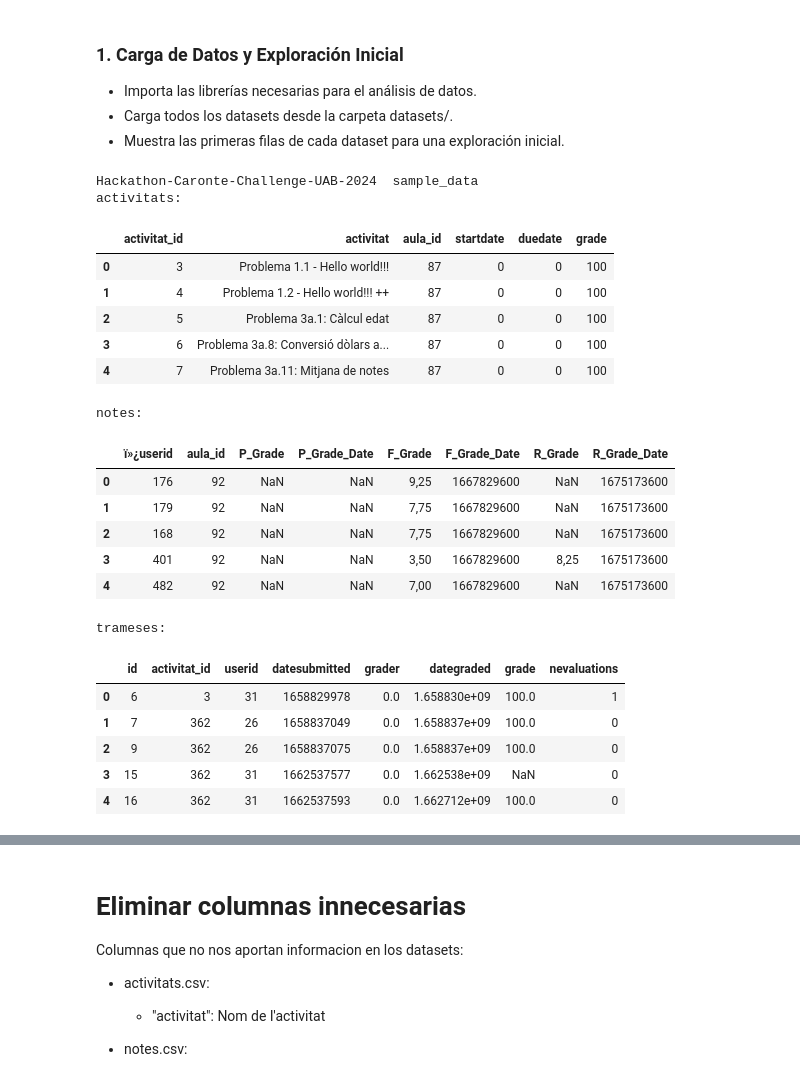
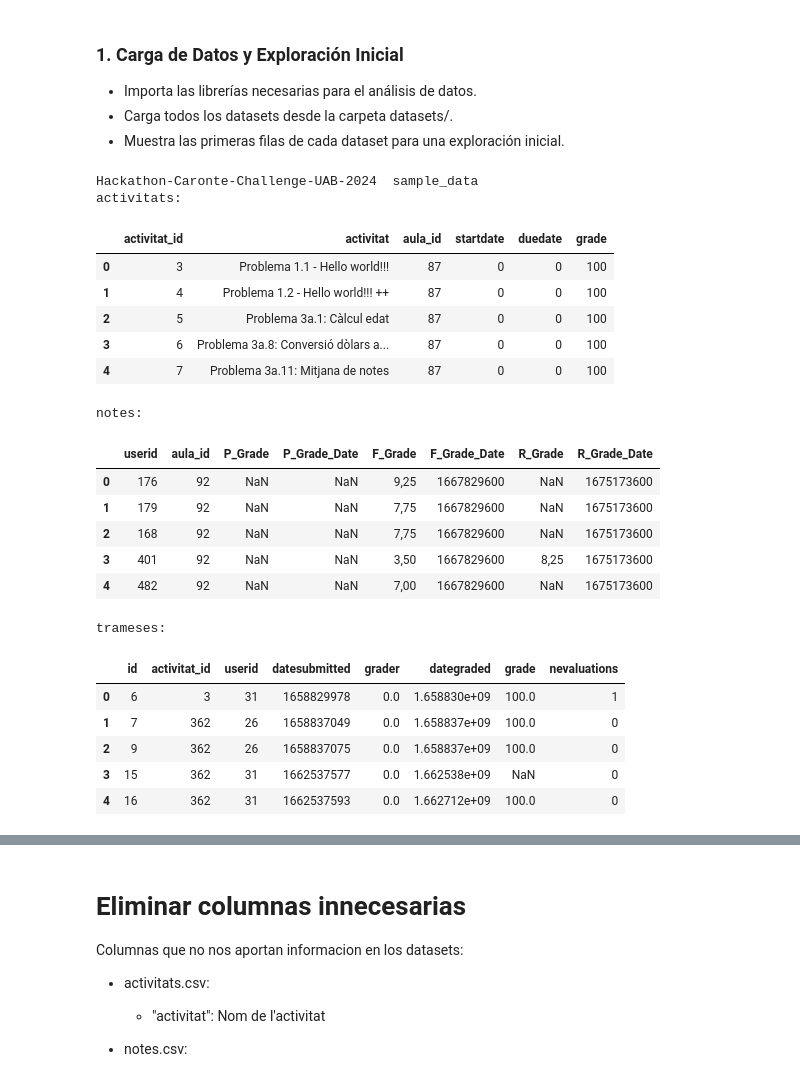
Before and after one commit to NIU1596830/Hackathon-Caronte-Challenge-UAB-2024, a Jupyter notebook: docs/main.ipynb, the cells around one changed output, grey strips where cells are left out. Saved outputs shown, nothing was run; the diff lists cells and outputs as text; code cells hidden in the pictures.

```diff
--- a/docs/main.ipynb
+++ b/docs/main.ipynb
@@ -24,35 +24,35 @@ pd.set_option('display.max_columns', None)
 
 # Definir la ruta a la carpeta de datasets
 if(isOnline):
   !ls
   data_path = '/content/Hackathon-Caronte-Challenge-UAB-2024/datasets/'
 else:
   data_path = '../datasets/'
 # Cargar los datasets crudos
 activitats = pd.read_csv(data_path + 'activitats.csv', encoding='latin-1', sep=',')
-notes = pd.read_csv(data_path + 'notes.csv', encoding='latin-1', sep=';')
+notes = pd.read_csv(data_path + 'notes.csv', encoding='UTF-8', sep=';')
 trameses = pd.read_csv(data_path + 'trameses.csv', encoding='latin-1', sep=',')
 
 # Visualizar las primeras filas de cada dataset
 print("activitats:")
 display(activitats.head())
 
 print("notes:")
 display(notes.head())
 
 print("trameses:")
 display(trameses.head())
 # %% [output]
 Hackathon-Caronte-Challenge-UAB-2024  sample_data
 activitats:
 |  | activitat_id | activitat | aula_id | startdate | duedate | grade |
 | 0 | 3 | Problema 1.1 - Hello world!!! | 87 | 0 | 0 | 100 |
 | 1 | 4 | Problema 1.2 - Hello world!!! ++ | 87 | 0 | 0 | 100 |
 | 2 | 5 | Problema 3a.1: Càlcul edat | 87 | 0 | 0 | 100 |
 | 3 | 6 | Problema 3a.8: Conversió dòlars a... | 87 | 0 | 0 | 100 |
 | 4 | 7 | Problema 3a.11: Mitjana de notes | 87 | 0 | 0 | 100 |
 notes:
-|  | ï»¿userid | aula_id | P_Grade | P_Grade_Date | F_Grade | F_Grade_Date | R_Grade | R_Grade_Date |
+|  | userid | aula_id | P_Grade | P_Grade_Date | F_Grade | F_Grade_Date | R_Grade | R_Grade_Date |
 | 0 | 176 | 92 | NaN | NaN | 9,25 | 1667829600 | NaN | 1675173600 |
 | 1 | 179 | 92 | NaN | NaN | 7,75 | 1667829600 | NaN | 1675173600 |
 | 2 | 168 | 92 | NaN | NaN | 7,75 | 1667829600 | NaN | 1675173600 |
```
Also changed, not shown: parts of 18 cells of this notebook, 1 other file.
